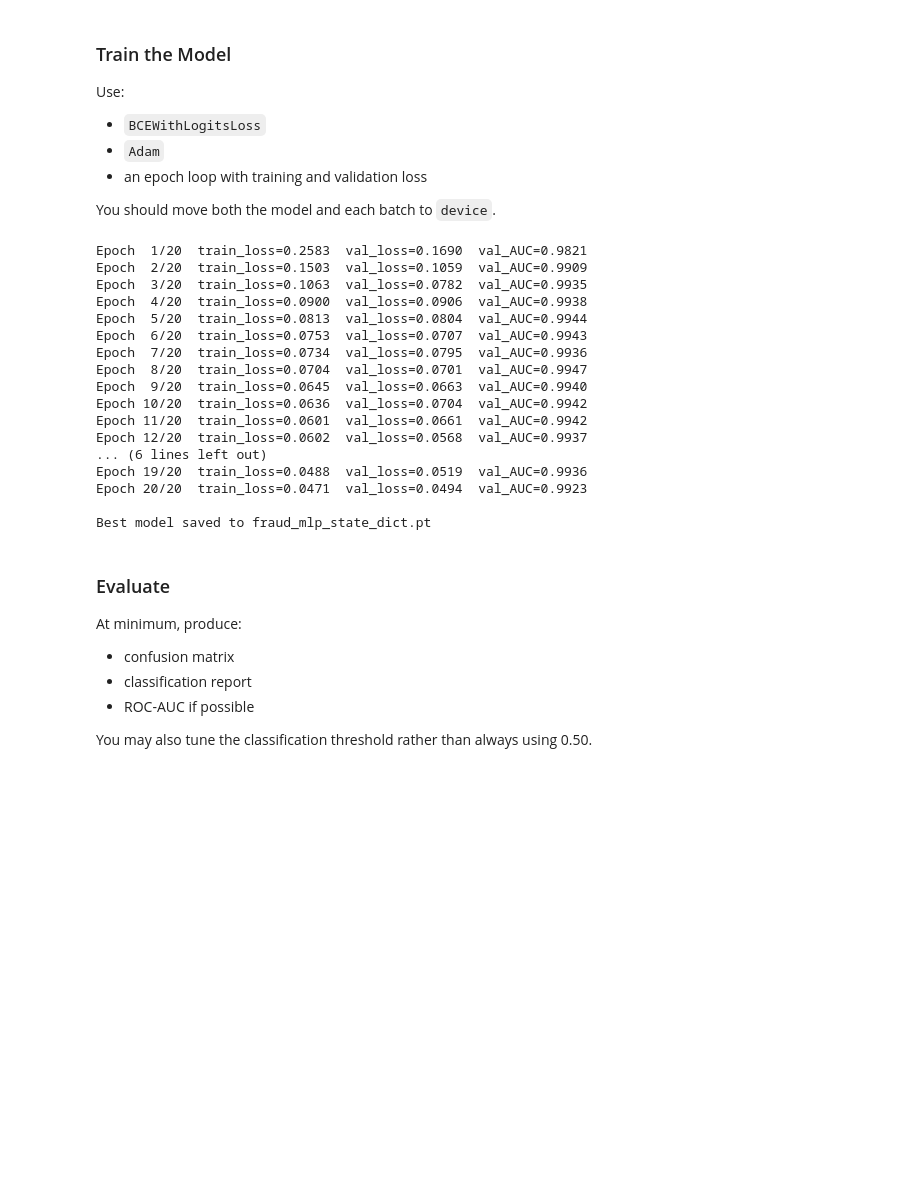
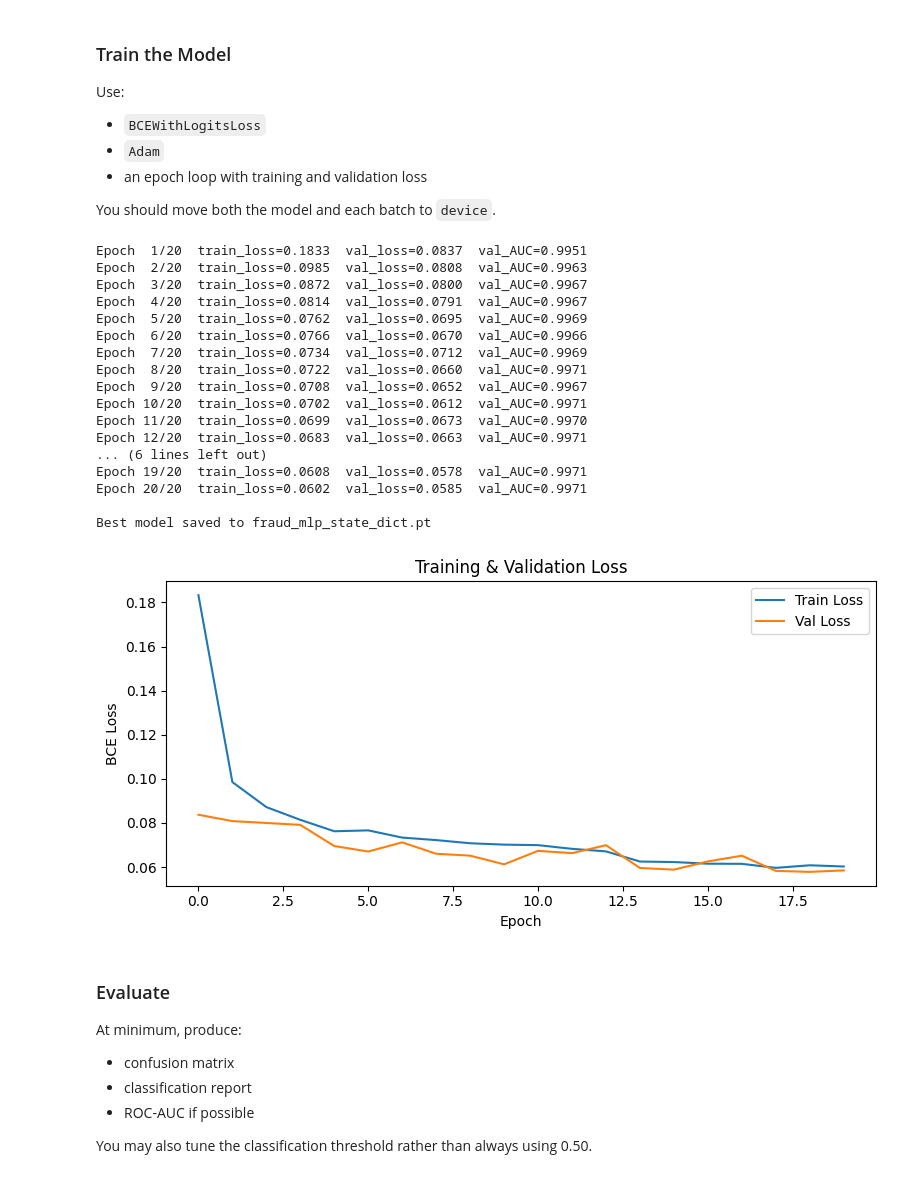
Before and after one commit to smalona1/3950_Asn_4_Students, a Jupyter notebook: asn4_start_point_pytorch_redo.ipynb, the cells around one changed output. Saved outputs shown, nothing was run; the diff lists cells and outputs as text; code cells hidden in the pictures; blank space fills up the shorter version.

```diff
--- a/asn4_start_point_pytorch_redo.ipynb
+++ b/asn4_start_point_pytorch_redo.ipynb
@@ -405,7 +418,7 @@ for epoch in range(1, EPOCHS + 1):
     if val_loss < best_val_loss:
         best_val_loss = val_loss
         patience_counter = 0
-        torch.save(model.state_dict(), "fraud_mlp_state_dict.pt")
+        torch.save(model.state_dict(), os.path.join(SAVE_DIR, "fraud_mlp_state_dict.pt"))
     else:
         patience_counter += 1
         if patience_counter >= PATIENCE:
@@ -414,23 +427,35 @@ for epoch in range(1, EPOCHS + 1):
 
 print("\nBest model saved to fraud_mlp_state_dict.pt")
 # %% [output]
-Epoch  1/20  train_loss=0.2583  val_loss=0.1690  val_AUC=0.9821
-Epoch  2/20  train_loss=0.1503  val_loss=0.1059  val_AUC=0.9909
-Epoch  3/20  train_loss=0.1063  val_loss=0.0782  val_AUC=0.9935
-Epoch  4/20  train_loss=0.0900  val_loss=0.0906  val_AUC=0.9938
-Epoch  5/20  train_loss=0.0813  val_loss=0.0804  val_AUC=0.9944
-Epoch  6/20  train_loss=0.0753  val_loss=0.0707  val_AUC=0.9943
-Epoch  7/20  train_loss=0.0734  val_loss=0.0795  val_AUC=0.9936
-Epoch  8/20  train_loss=0.0704  val_loss=0.0701  val_AUC=0.9947
-Epoch  9/20  train_loss=0.0645  val_loss=0.0663  val_AUC=0.9940
-Epoch 10/20  train_loss=0.0636  val_loss=0.0704  val_AUC=0.9942
-Epoch 11/20  train_loss=0.0601  val_loss=0.0661  val_AUC=0.9942
-Epoch 12/20  train_loss=0.0602  val_loss=0.0568  val_AUC=0.9937
+Epoch  1/20  train_loss=0.1833  val_loss=0.0837  val_AUC=0.9951
+Epoch  2/20  train_loss=0.0985  val_loss=0.0808  val_AUC=0.9963
+Epoch  3/20  train_loss=0.0872  val_loss=0.0800  val_AUC=0.9967
+Epoch  4/20  train_loss=0.0814  val_loss=0.0791  val_AUC=0.9967
+Epoch  5/20  train_loss=0.0762  val_loss=0.0695  val_AUC=0.9969
+Epoch  6/20  train_loss=0.0766  val_loss=0.0670  val_AUC=0.9966
+Epoch  7/20  train_loss=0.0734  val_loss=0.0712  val_AUC=0.9969
+Epoch  8/20  train_loss=0.0722  val_loss=0.0660  val_AUC=0.9971
+Epoch  9/20  train_loss=0.0708  val_loss=0.0652  val_AUC=0.9967
+Epoch 10/20  train_loss=0.0702  val_loss=0.0612  val_AUC=0.9971
+Epoch 11/20  train_loss=0.0699  val_loss=0.0673  val_AUC=0.9970
+Epoch 12/20  train_loss=0.0683  val_loss=0.0663  val_AUC=0.9971
 ... (6 lines left out)
-Epoch 19/20  train_loss=0.0488  val_loss=0.0519  val_AUC=0.9936
-Epoch 20/20  train_loss=0.0471  val_loss=0.0494  val_AUC=0.9923
+Epoch 19/20  train_loss=0.0608  val_loss=0.0578  val_AUC=0.9971
+Epoch 20/20  train_loss=0.0602  val_loss=0.0585  val_AUC=0.9971
 
 Best model saved to fraud_mlp_state_dict.pt
+# %%
+plt.figure(figsize=(8, 4))
+plt.plot(train_losses, label="Train Loss")
+plt.plot(val_losses,   label="Val Loss")
+plt.xlabel("Epoch")
+plt.ylabel("BCE Loss")
+plt.title("Training & Validation Loss")
+plt.legend()
+plt.tight_layout()
+plt.show()
+# %% [output]
+[figure, added]
 # %% [markdown]
 ### Evaluate
 
```
Also changed, not shown: parts of 13 cells of this notebook.
